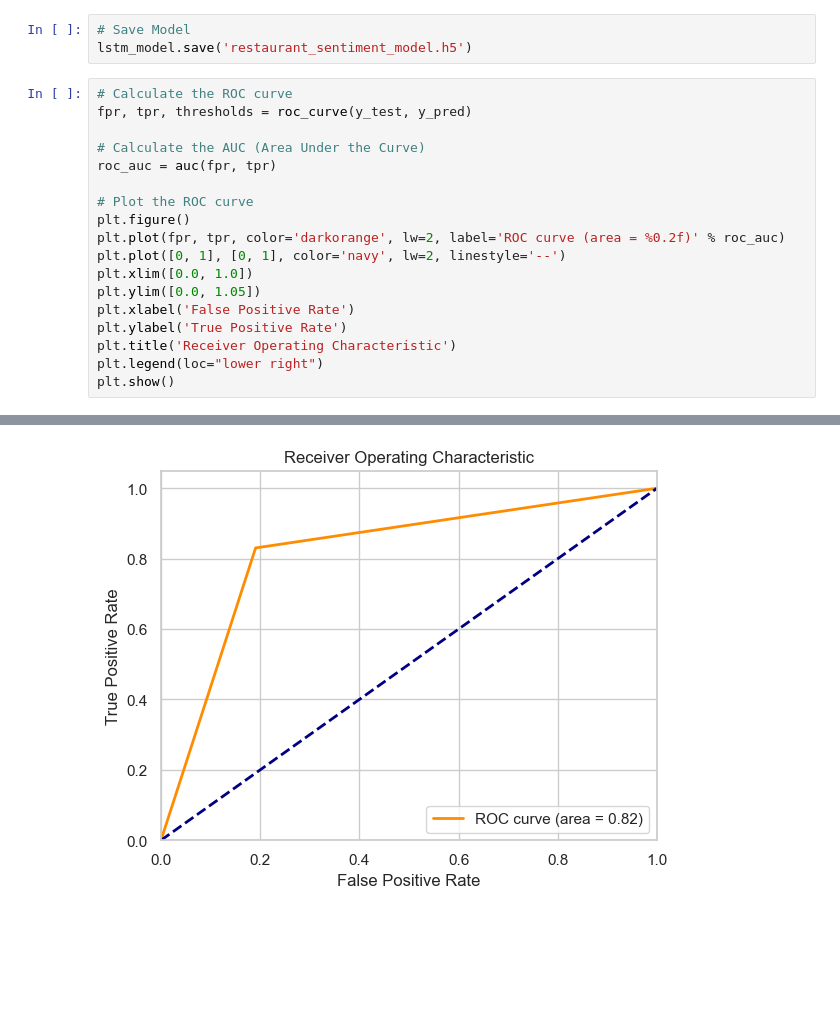
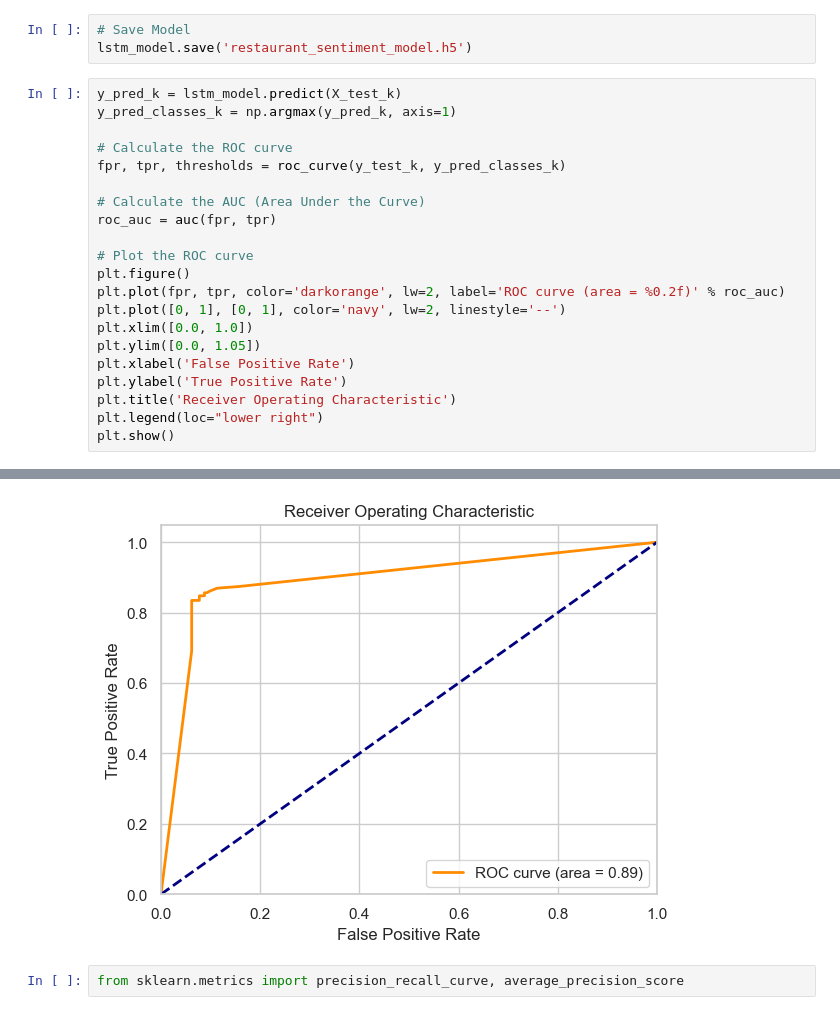
Before and after one commit to saimenogm/Restaurant-Sentiment-Analysis, a Jupyter notebook: Restaurant Sentiment Analysis.ipynb, the cells around one changed output, grey strips where cells are left out. Cells and saved outputs as stored; diff of their text form; blank space fills up the shorter version.

```diff
--- a/Restaurant Sentiment Analysis.ipynb
+++ b/Restaurant Sentiment Analysis.ipynb
@@ -523,8 +538,11 @@ Sentiment: Negative
 # Save Model
 lstm_model.save('restaurant_sentiment_model.h5')
 # %%
+y_pred_k = lstm_model.predict(X_test_k)
+y_pred_classes_k = np.argmax(y_pred_k, axis=1)
+
 # Calculate the ROC curve
-fpr, tpr, thresholds = roc_curve(y_test, y_pred)
+fpr, tpr, thresholds = roc_curve(y_test_k, y_pred_classes_k)
 
 # Calculate the AUC (Area Under the Curve)
 roc_auc = auc(fpr, tpr)
@@ -544 +563,3 @@ plt.show()
-[figure, old version]
+[figure, new version]
+# %%
+from sklearn.metrics import precision_recall_curve, average_precision_score
```
Also changed, not shown: parts of 3 cells of this notebook.
